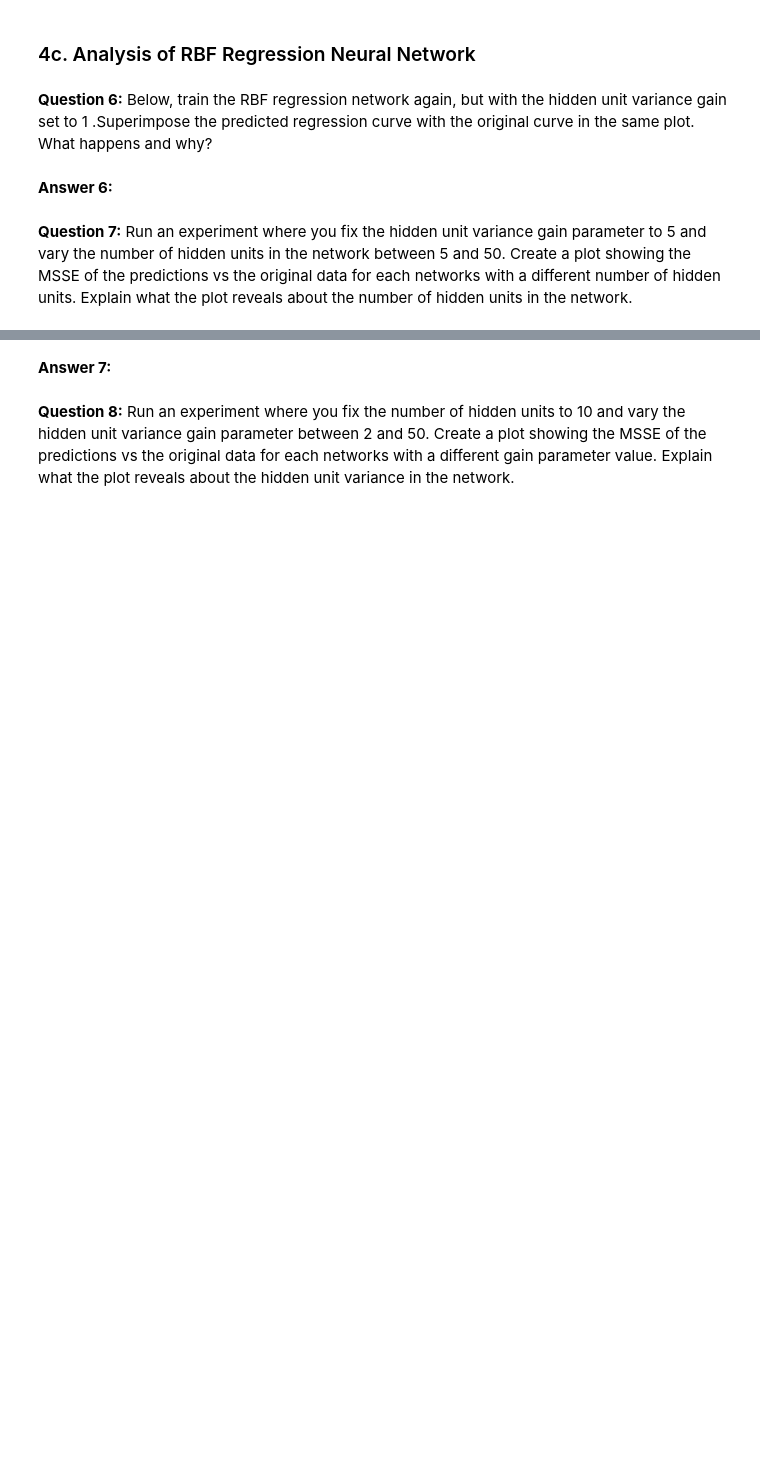
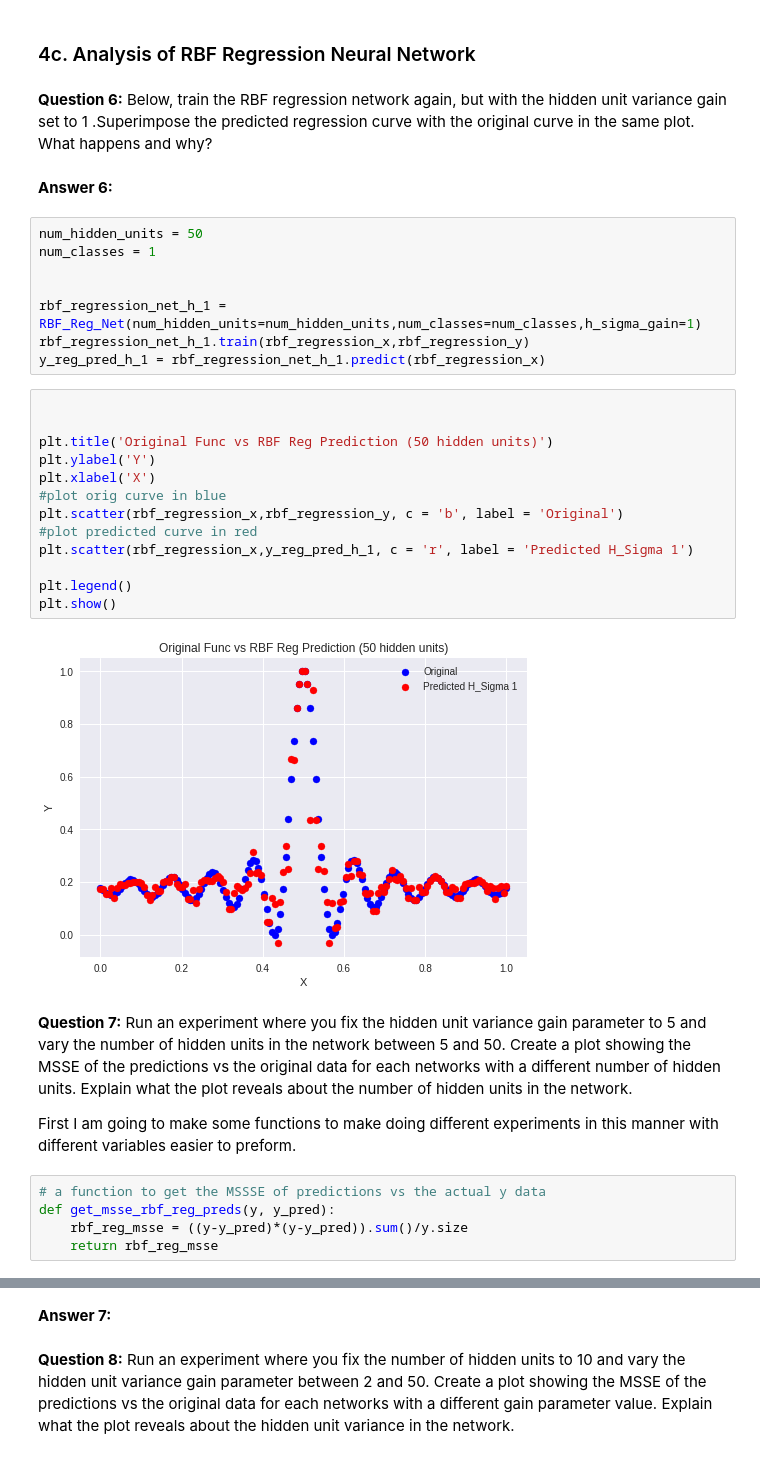
Before and after one commit to mattjax16/cs251, a Jupyter notebook: project7/rbf.ipynb, the cells around one changed output, grey strips where cells are left out. Saved outputs shown, nothing was run; the diff lists cells and outputs as text; blank space fills up the shorter version.

```diff
--- a/project7/rbf.ipynb
+++ b/project7/rbf.ipynb
@@ -596,5 +624,38 @@ from rbf_net import RBF_Reg_Net
 **Question 6:** Below, train the RBF regression network again, but with the hidden unit variance gain set to 1 .Superimpose the predicted regression curve with the original curve in the same plot. What happens and why?
 # %% [markdown]
 **Answer 6:**
+# %%
+num_hidden_units = 50
+num_classes = 1
+
+
+rbf_regression_net_h_1 = RBF_Reg_Net(num_hidden_units=num_hidden_units,num_classes=num_classes,h_sigma_gain=1)
+rbf_regression_net_h_1.train(rbf_regression_x,rbf_regression_y)
+y_reg_pred_h_1 = rbf_regression_net_h_1.predict(rbf_regression_x)
+# %%
+
+
+plt.title('Original Func vs RBF Reg Prediction (50 hidden units)')
+plt.ylabel('Y')
+plt.xlabel('X')
+#plot orig curve in blue
+plt.scatter(rbf_regression_x,rbf_regression_y, c = 'b', label = 'Original')
+#plot predicted curve in red
+plt.scatter(rbf_regression_x,y_reg_pred_h_1, c = 'r', label = 'Predicted H_Sigma 1')
+
+plt.legend()
+plt.show()
+# %% [output]
+[figure, added]
 # %% [markdown]
 **Question 7:** Run an experiment where you fix the hidden unit variance gain parameter to 5 and vary the number of hidden units in the network between 5 and 50. Create a plot showing the MSSE of the predictions vs the original data for each networks with a different number of hidden units. Explain what the plot reveals about the number of hidden units in the network.
+
+
+
+
+First I am going to make some functions to make doing different experiments in this manner with different variables easier to preform.
+# %%
+# a function to get the MSSSE of predictions vs the actual y data
+def get_msse_rbf_reg_preds(y, y_pred):
+    rbf_reg_msse = ((y-y_pred)*(y-y_pred)).sum()/y.size
+    return rbf_reg_msse
```
Also changed, not shown: parts of 22 cells of this notebook, 4 other files.
